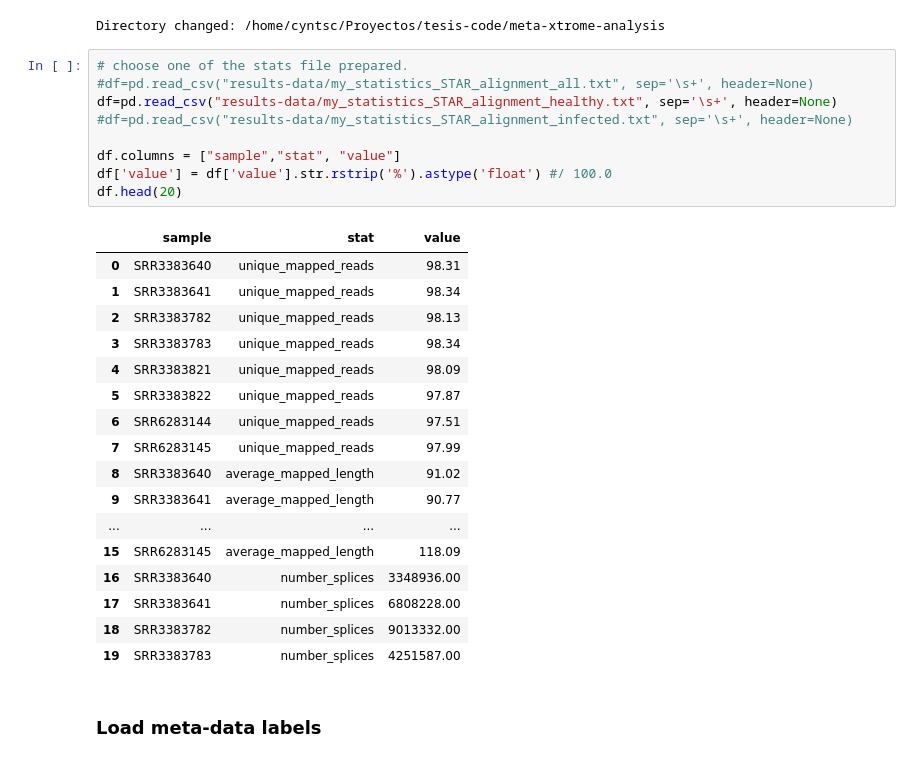
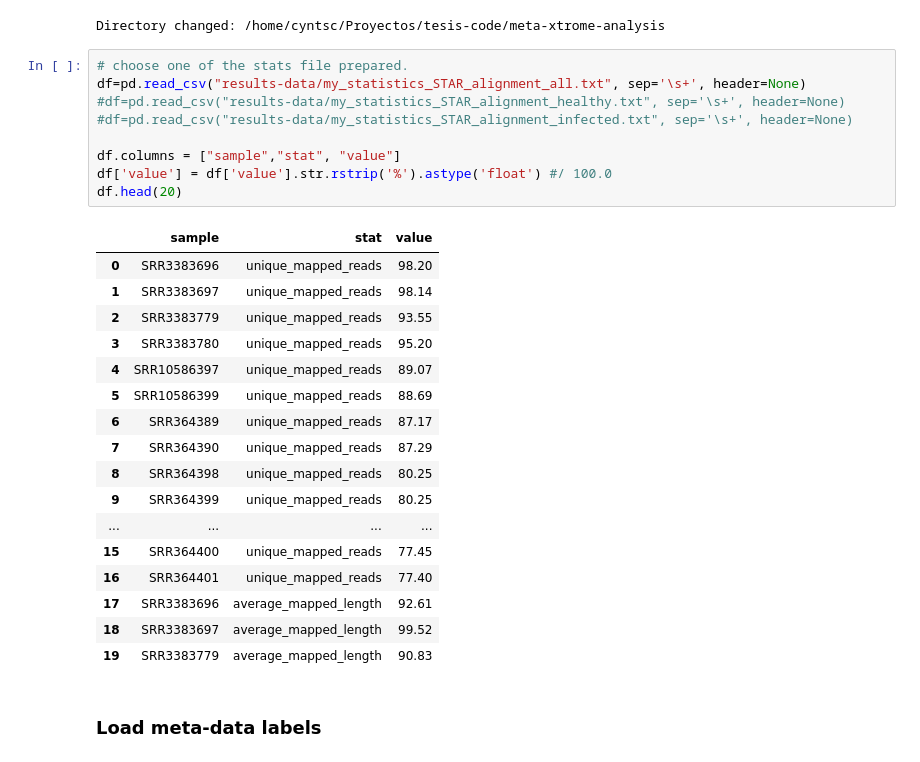
Before and after one commit to cyntsc/meta-analisis-athal, a Jupyter notebook: notebooks/1_percentual_alignments_statistics.ipynb, the cells around one changed output. Saved outputs shown, nothing was run; the diff lists cells and outputs as text.

```diff
--- a/notebooks/1_percentual_alignments_statistics.ipynb
+++ b/notebooks/1_percentual_alignments_statistics.ipynb
@@ -33,31 +33,31 @@ except OSError:
 Directory changed: /home/cyntsc/Proyectos/tesis-code/meta-xtrome-analysis
 # %%
 # choose one of the stats file prepared.
-#df=pd.read_csv("results-data/my_statistics_STAR_alignment_all.txt", sep='\s+', header=None)
-df=pd.read_csv("results-data/my_statistics_STAR_alignment_healthy.txt", sep='\s+', header=None)
+df=pd.read_csv("results-data/my_statistics_STAR_alignment_all.txt", sep='\s+', header=None)
+#df=pd.read_csv("results-data/my_statistics_STAR_alignment_healthy.txt", sep='\s+', header=None)
 #df=pd.read_csv("results-data/my_statistics_STAR_alignment_infected.txt", sep='\s+', header=None)
 
 df.columns = ["sample","stat", "value"]
 df['value'] = df['value'].str.rstrip('%').astype('float') #/ 100.0
 df.head(20)
 # %% [output]
 |  | sample | stat | value |
-| 0 | SRR3383640 | unique_mapped_reads | 98.31 |
-| 1 | SRR3383641 | unique_mapped_reads | 98.34 |
-| 2 | SRR3383782 | unique_mapped_reads | 98.13 |
-| 3 | SRR3383783 | unique_mapped_reads | 98.34 |
-| 4 | SRR3383821 | unique_mapped_reads | 98.09 |
-| 5 | SRR3383822 | unique_mapped_reads | 97.87 |
-| 6 | SRR6283144 | unique_mapped_reads | 97.51 |
-| 7 | SRR6283145 | unique_mapped_reads | 97.99 |
-| 8 | SRR3383640 | average_mapped_length | 91.02 |
-| 9 | SRR3383641 | average_mapped_length | 90.77 |
+| 0 | SRR3383696 | unique_mapped_reads | 98.20 |
+| 1 | SRR3383697 | unique_mapped_reads | 98.14 |
+| 2 | SRR3383779 | unique_mapped_reads | 93.55 |
+| 3 | SRR3383780 | unique_mapped_reads | 95.20 |
+| 4 | SRR10586397 | unique_mapped_reads | 89.07 |
+| 5 | SRR10586399 | unique_mapped_reads | 88.69 |
+| 6 | SRR364389 | unique_mapped_reads | 87.17 |
+| 7 | SRR364390 | unique_mapped_reads | 87.29 |
+| 8 | SRR364398 | unique_mapped_reads | 80.25 |
+| 9 | SRR364399 | unique_mapped_reads | 80.25 |
 | ... | ... | ... | ... |
-| 15 | SRR6283145 | average_mapped_length | 118.09 |
-| 16 | SRR3383640 | number_splices | 3348936.00 |
-| 17 | SRR3383641 | number_splices | 6808228.00 |
-| 18 | SRR3383782 | number_splices | 9013332.00 |
-| 19 | SRR3383783 | number_splices | 4251587.00 |
+| 15 | SRR364400 | unique_mapped_reads | 77.45 |
+| 16 | SRR364401 | unique_mapped_reads | 77.40 |
+| 17 | SRR3383696 | average_mapped_length | 92.61 |
+| 18 | SRR3383697 | average_mapped_length | 99.52 |
+| 19 | SRR3383779 | average_mapped_length | 90.83 |
 # %% [markdown]
 ### Load meta-data labels
 # %%
```
Also changed, not shown: parts of 9 cells of this notebook, 1 other file.
